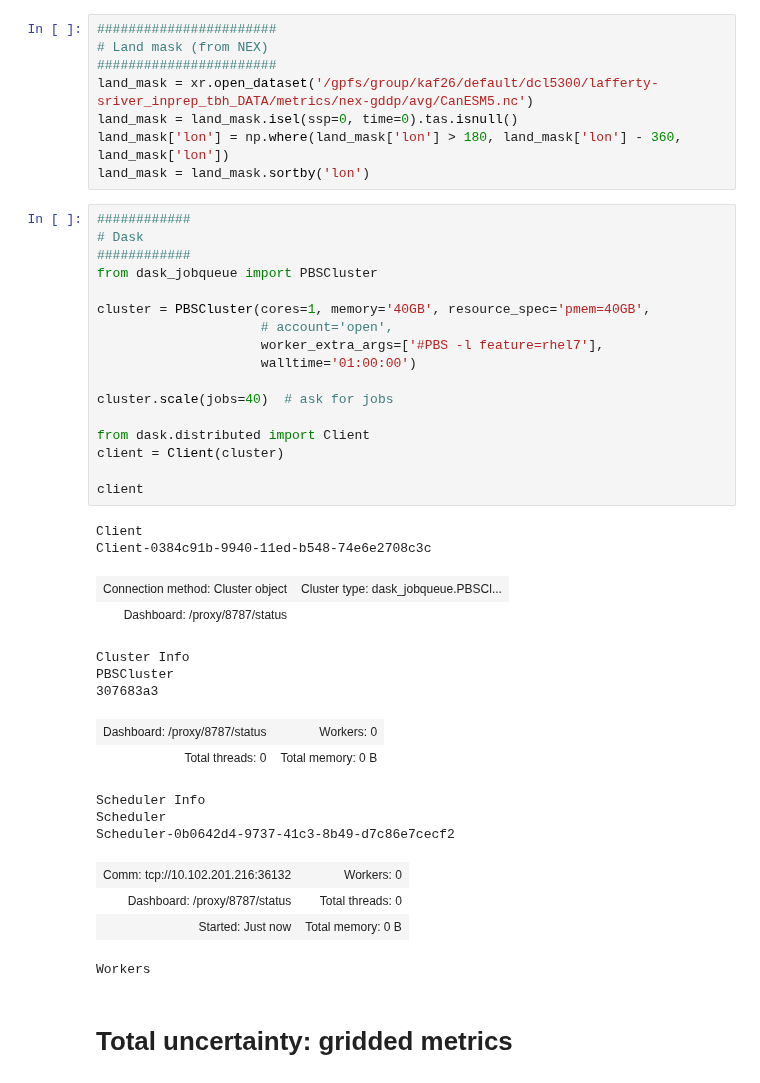
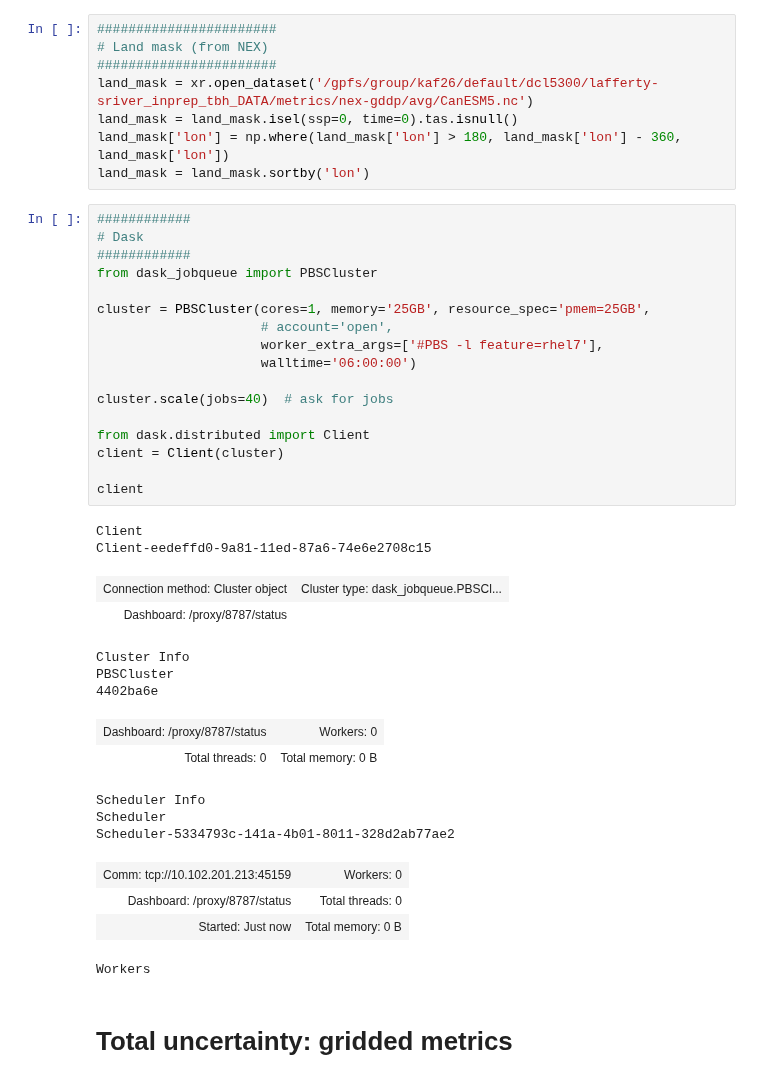
Before and after one commit to david0811/lafferty-sriver_2023_npjCliAtm, a Jupyter notebook: code/05_analysis.ipynb, the cells around one changed output. Drawn from its saved outputs; the diff is of its cells as text.

```diff
--- a/code/05_analysis.ipynb
+++ b/code/05_analysis.ipynb
@@ -43,34 +43,34 @@ land_mask = land_mask.sortby('lon')
 # %%
 ############
 # Dask
 ############
 from dask_jobqueue import PBSCluster
 
-cluster = PBSCluster(cores=1, memory='40GB', resource_spec='pmem=40GB',
+cluster = PBSCluster(cores=1, memory='25GB', resource_spec='pmem=25GB',
                      # account='open',
                      worker_extra_args=['#PBS -l feature=rhel7'],
-                     walltime='01:00:00')
+                     walltime='06:00:00')
 
 cluster.scale(jobs=40)  # ask for jobs
 
 from dask.distributed import Client
 client = Client(cluster)
 
 client
 # %% [output]
 Client
-Client-0384c91b-9940-11ed-b548-74e6e2708c3c
+Client-eedeffd0-9a81-11ed-87a6-74e6e2708c15
 | Connection method: Cluster object | Cluster type: dask_jobqueue.PBSCl... |
 | Dashboard: /proxy/8787/status |  |
 Cluster Info
 PBSCluster
-307683a3
+4402ba6e
 | Dashboard: /proxy/8787/status | Workers: 0 |
 | Total threads: 0 | Total memory: 0 B |
 Scheduler Info
 Scheduler
-Scheduler-0b0642d4-9737-41c3-8b49-d7c86e7cecf2
+Scheduler-5334793c-141a-4b01-8011-328d2ab77ae2
-| Comm: tcp://10.102.201.216:36132 | Workers: 0 |
+| Comm: tcp://10.102.201.213:45159 | Workers: 0 |
 | Dashboard: /proxy/8787/status | Total threads: 0 |
 | Started: Just now | Total memory: 0 B |
 Workers
```
Also changed, not shown: parts of 6 cells of this notebook, 5 other files.
